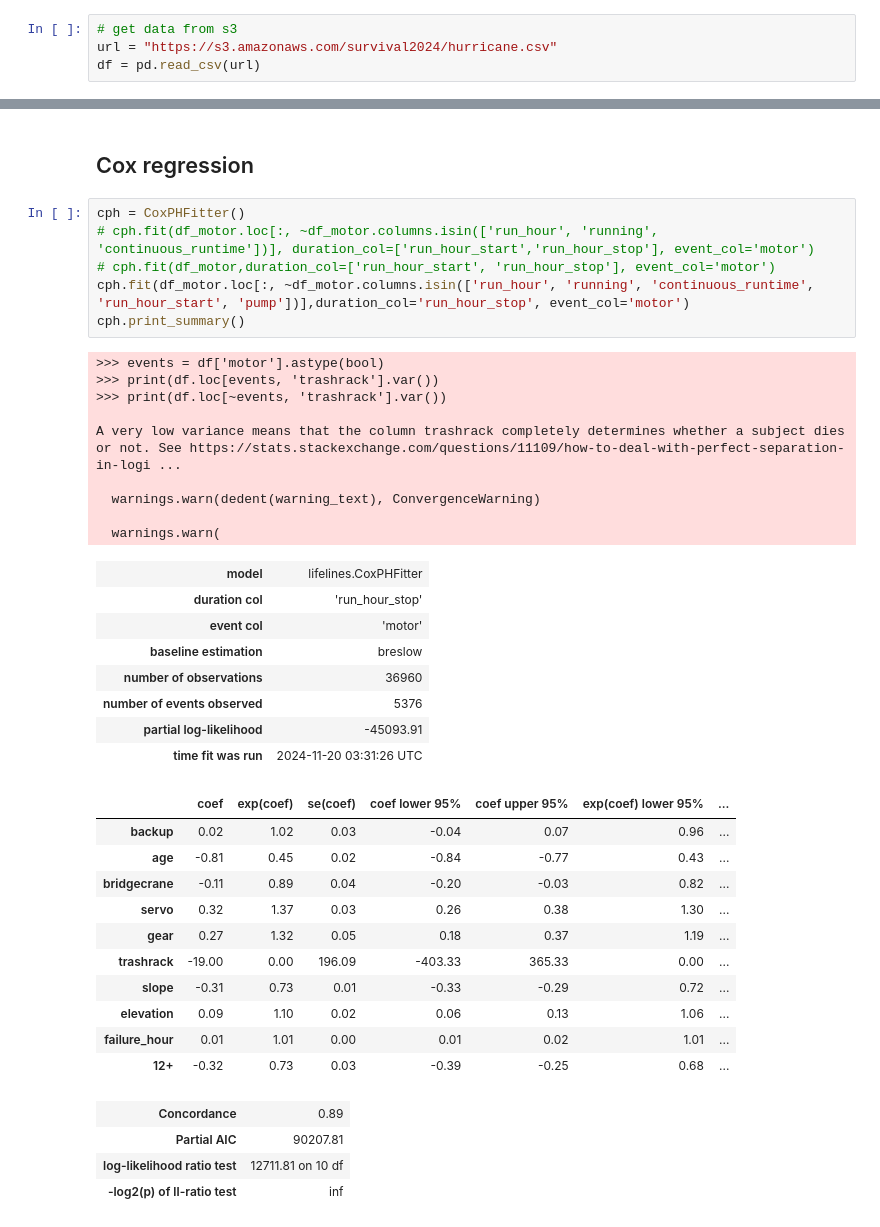
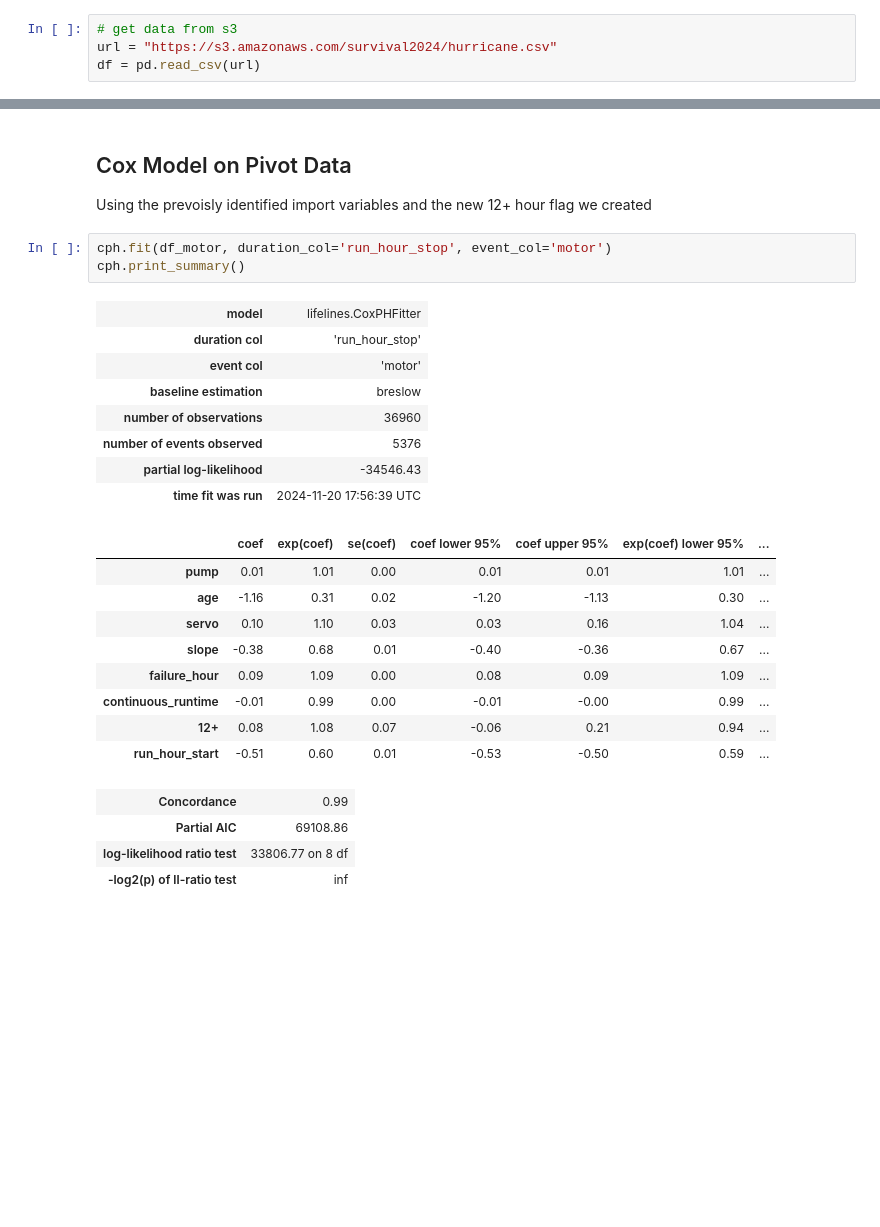
Before and after one commit to SterlingHayden/Survival-Analysis, a Jupyter notebook: HW/HW-03/HW-03.ipynb, the cells around one changed output, grey strips where cells are left out. Saved outputs shown, nothing was run; the diff lists cells and outputs as text; blank space fills up the shorter version.

```diff
--- a/HW/HW-03/HW-03.ipynb
+++ b/HW/HW-03/HW-03.ipynb
@@ -75,41 +124,28 @@ Index(['pump', 'backup', 'age', 'bridgecrane', 'servo', 'gear', 'trashrack',
-# %% [markdown]
-## Cox regression
-# %%
-cph = CoxPHFitter()
-# cph.fit(df_motor.loc[:, ~df_motor.columns.isin(['run_hour', 'running', 'continuous_runtime'])], duration_col=['run_hour_start','run_hour_stop'], event_col='motor')
-# cph.fit(df_motor,duration_col=['run_hour_start', 'run_hour_stop'], event_col='motor')
-cph.fit(df_motor.loc[:, ~df_motor.columns.isin(['run_hour', 'running', 'continuous_runtime', 'run_hour_start', 'pump'])],duration_col='run_hour_stop', event_col='motor')
-cph.print_summary()
-# %% [output]
->>> events = df['motor'].astype(bool)
->>> print(df.loc[events, 'trashrack'].var())
->>> print(df.loc[~events, 'trashrack'].var())
-
-A very low variance means that the column trashrack completely determines whether a subject dies or not. See https://stats.stackexchange.com/questions/11109/how-to-deal-with-perfect-separation-in-logi ...
-
-  warnings.warn(dedent(warning_text), ConvergenceWarning)
-
-  warnings.warn(
-| model | lifelines.CoxPHFitter |
-| duration col | 'run_hour_stop' |
-| event col | 'motor' |
-| baseline estimation | breslow |
-| number of observations | 36960 |
-| number of events observed | 5376 |
-| partial log-likelihood | -45093.91 |
-| time fit was run | 2024-11-20 03:31:26 UTC |
-|  | coef | exp(coef) | se(coef) | coef lower 95% | coef upper 95% | exp(coef) lower 95% | ... |
-| backup | 0.02 | 1.02 | 0.03 | -0.04 | 0.07 | 0.96 | ... |
-| age | -0.81 | 0.45 | 0.02 | -0.84 | -0.77 | 0.43 | ... |
-| bridgecrane | -0.11 | 0.89 | 0.04 | -0.20 | -0.03 | 0.82 | ... |
-| servo | 0.32 | 1.37 | 0.03 | 0.26 | 0.38 | 1.30 | ... |
-| gear | 0.27 | 1.32 | 0.05 | 0.18 | 0.37 | 1.19 | ... |
-| trashrack | -19.00 | 0.00 | 196.09 | -403.33 | 365.33 | 0.00 | ... |
-| slope | -0.31 | 0.73 | 0.01 | -0.33 | -0.29 | 0.72 | ... |
-| elevation | 0.09 | 1.10 | 0.02 | 0.06 | 0.13 | 1.06 | ... |
-| failure_hour | 0.01 | 1.01 | 0.00 | 0.01 | 0.02 | 1.01 | ... |
-| 12+ | -0.32 | 0.73 | 0.03 | -0.39 | -0.25 | 0.68 | ... |
-| Concordance | 0.89 |
-| Partial AIC | 90207.81 |
-| log-likelihood ratio test | 12711.81 on 10 df |
-| -log2(p) of ll-ratio test | inf |
+# %% [markdown]
+## Cox Model on Pivot Data
+Using the prevoisly identified import variables and the new 12+ hour flag we created
+# %%
+cph.fit(df_motor, duration_col='run_hour_stop', event_col='motor')
+cph.print_summary()
+# %% [output]
+| model | lifelines.CoxPHFitter |
+| duration col | 'run_hour_stop' |
+| event col | 'motor' |
+| baseline estimation | breslow |
+| number of observations | 36960 |
+| number of events observed | 5376 |
+| partial log-likelihood | -34546.43 |
+| time fit was run | 2024-11-20 17:56:39 UTC |
+|  | coef | exp(coef) | se(coef) | coef lower 95% | coef upper 95% | exp(coef) lower 95% | ... |
+| pump | 0.01 | 1.01 | 0.00 | 0.01 | 0.01 | 1.01 | ... |
+| age | -1.16 | 0.31 | 0.02 | -1.20 | -1.13 | 0.30 | ... |
+| servo | 0.10 | 1.10 | 0.03 | 0.03 | 0.16 | 1.04 | ... |
+| slope | -0.38 | 0.68 | 0.01 | -0.40 | -0.36 | 0.67 | ... |
+| failure_hour | 0.09 | 1.09 | 0.00 | 0.08 | 0.09 | 1.09 | ... |
+| continuous_runtime | -0.01 | 0.99 | 0.00 | -0.01 | -0.00 | 0.99 | ... |
+| 12+ | 0.08 | 1.08 | 0.07 | -0.06 | 0.21 | 0.94 | ... |
+| run_hour_start | -0.51 | 0.60 | 0.01 | -0.53 | -0.50 | 0.59 | ... |
+| Concordance | 0.99 |
+| Partial AIC | 69108.86 |
+| log-likelihood ratio test | 33806.77 on 8 df |
+| -log2(p) of ll-ratio test | inf |
```
Also changed, not shown: parts of 11 cells of this notebook.
